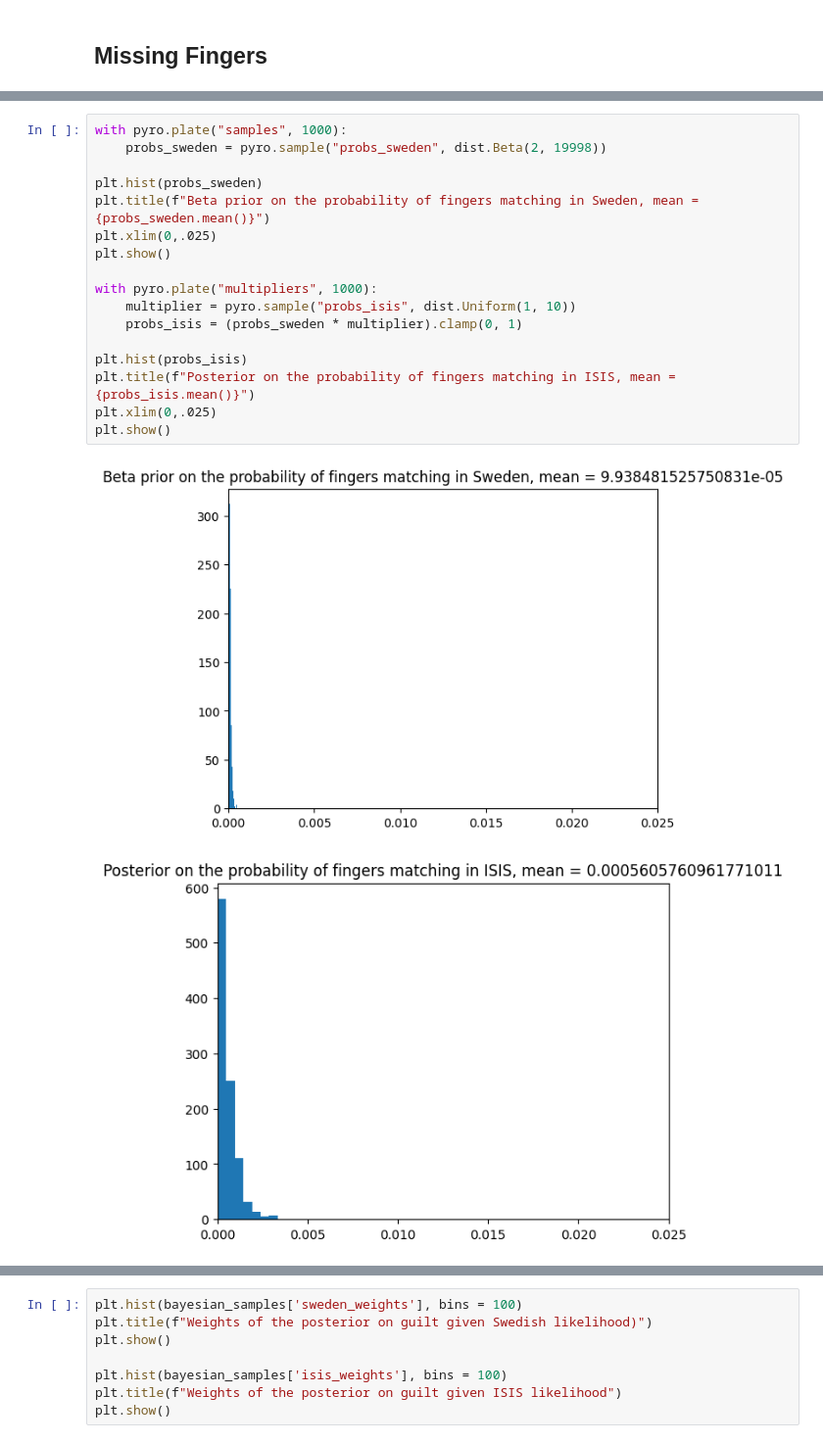
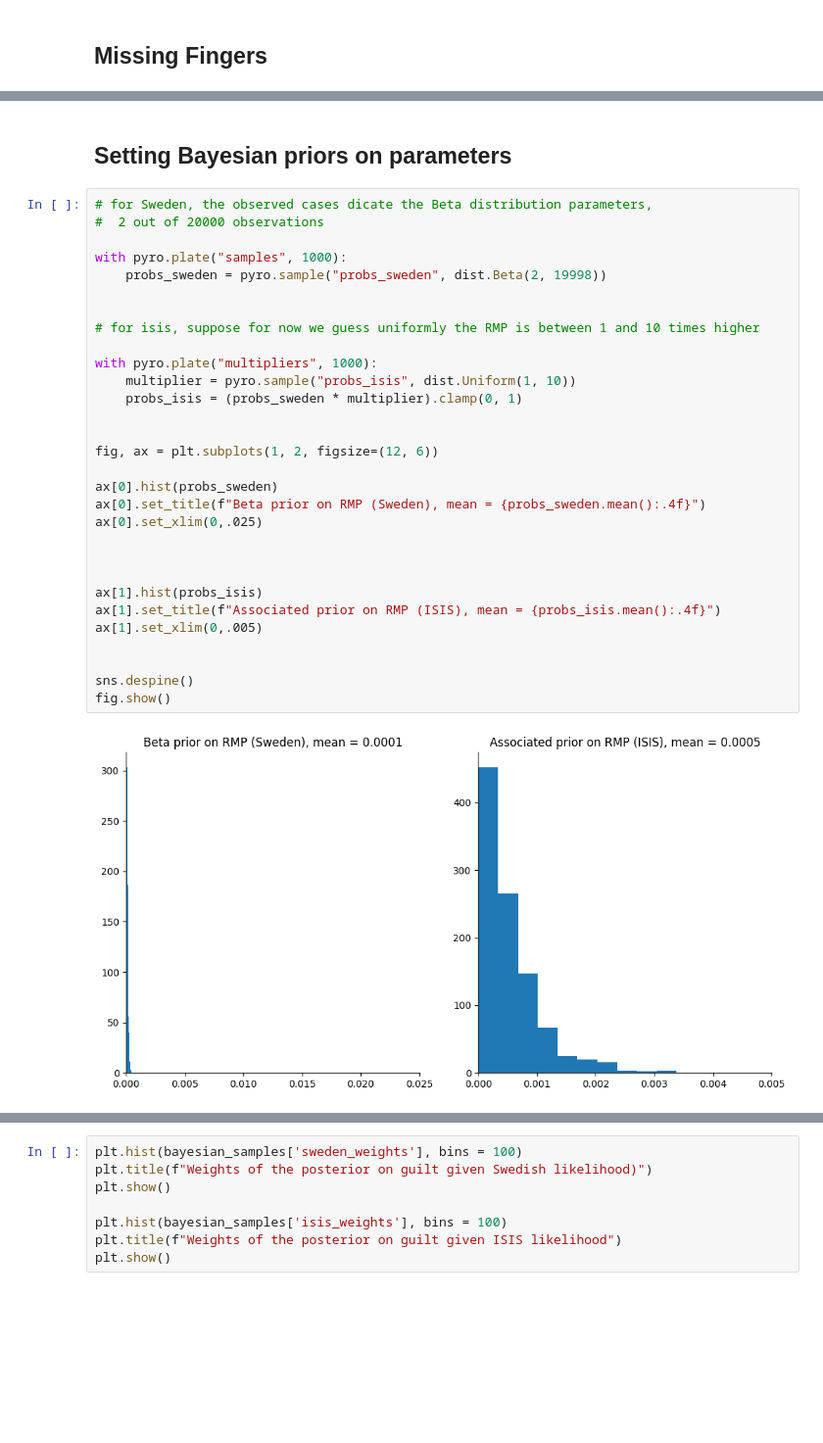
Before and after one commit to rfl-urbaniak/MRbook, a Jupyter notebook: docs/weight/missing_fingers.ipynb, the cells around one changed output, grey strips where cells are left out. Shown at 98% size. Saved outputs shown, nothing was run; the diff lists cells and outputs as text; blank space fills up the shorter version.

```diff
--- a/docs/weight/missing_fingers.ipynb
+++ b/docs/weight/missing_fingers.ipynb
@@ -217,20 +198,34 @@ tensor([0.9967, 0.0033])
-# %%
-with pyro.plate("samples", 1000):
-    probs_sweden = pyro.sample("probs_sweden", dist.Beta(2, 19998))
-
-plt.hist(probs_sweden)
-plt.title(f"Beta prior on the probability of fingers matching in Sweden, mean = {probs_sweden.mean()}")
-plt.xlim(0,.025)
-plt.show()
-
-with pyro.plate("multipliers", 1000):
-    multiplier = pyro.sample("probs_isis", dist.Uniform(1, 10))
-    probs_isis = (probs_sweden * multiplier).clamp(0, 1)
-
-plt.hist(probs_isis)
-plt.title(f"Posterior on the probability of fingers matching in ISIS, mean = {probs_isis.mean()}")
-plt.xlim(0,.025)
-plt.show()
-# %% [output]
-[figure, removed]
-[figure, removed]
+# %% [markdown]
+## Setting Bayesian priors on parameters
+# %%
+# for Sweden, the observed cases dicate the Beta distribution parameters,
+#  2 out of 20000 observations
+
+with pyro.plate("samples", 1000):
+    probs_sweden = pyro.sample("probs_sweden", dist.Beta(2, 19998))
+
+
+# for isis, suppose for now we guess uniformly the RMP is between 1 and 10 times higher
+
+with pyro.plate("multipliers", 1000):
+    multiplier = pyro.sample("probs_isis", dist.Uniform(1, 10))
+    probs_isis = (probs_sweden * multiplier).clamp(0, 1)
+
+
+fig, ax = plt.subplots(1, 2, figsize=(12, 6))
+
+ax[0].hist(probs_sweden)
+ax[0].set_title(f"Beta prior on RMP (Sweden), mean = {probs_sweden.mean():.4f}")
+ax[0].set_xlim(0,.025)
+
+
+
+ax[1].hist(probs_isis)
+ax[1].set_title(f"Associated prior on RMP (ISIS), mean = {probs_isis.mean():.4f}")
+ax[1].set_xlim(0,.005)
+
+
+sns.despine()
+fig.show()
+# %% [output]
+[figure, added]
```
Also changed, not shown: parts of 21 cells of this notebook.
